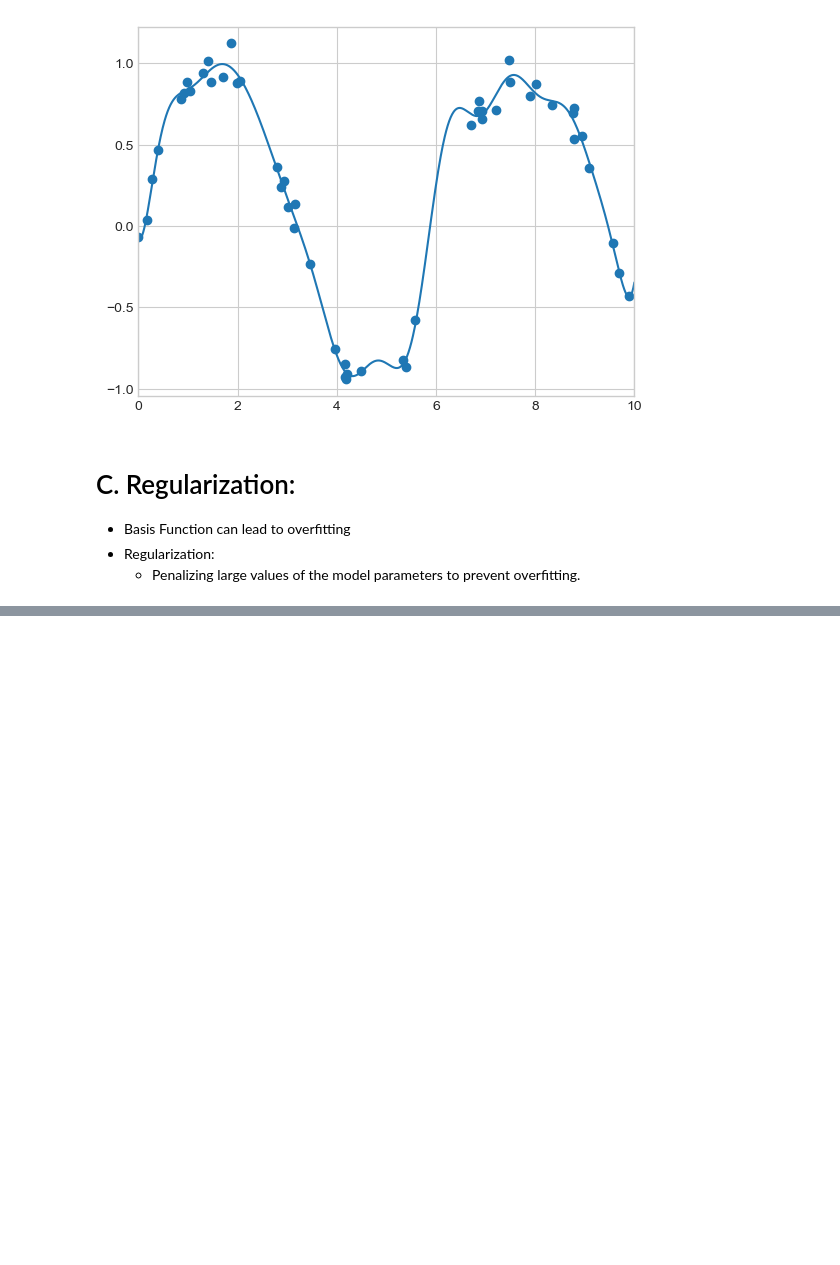
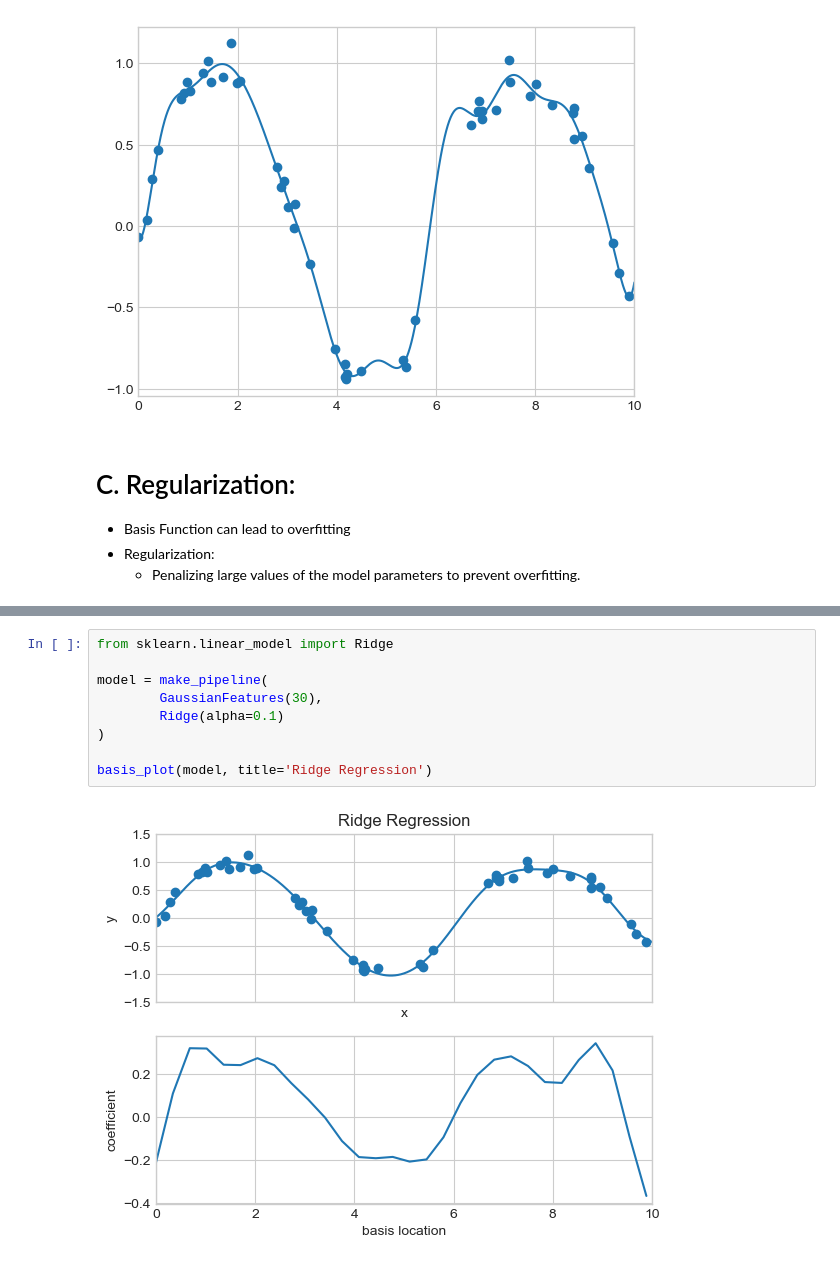
Before and after one commit to Spin8Cycle/ds-proj-remote, a Jupyter notebook: PDSHEx/ml_sklearn_notes/ml_linear_regression.ipynb, the cells around one changed output, grey strips where cells are left out. Cells and saved outputs as stored; diff of their text form; blank space fills up the shorter version.

```diff
--- a/PDSHEx/ml_sklearn_notes/ml_linear_regression.ipynb
+++ b/PDSHEx/ml_sklearn_notes/ml_linear_regression.ipynb
@@ -153,0 +206,11 @@ plt.xlim(0, 10);
+# %%
+from sklearn.linear_model import Ridge
+
+model = make_pipeline(
+        GaussianFeatures(30),
+        Ridge(alpha=0.1)
+)
+
+basis_plot(model, title='Ridge Regression')
+# %% [output]
+[figure, added]
```
Also changed, not shown: parts of 21 cells of this notebook.
